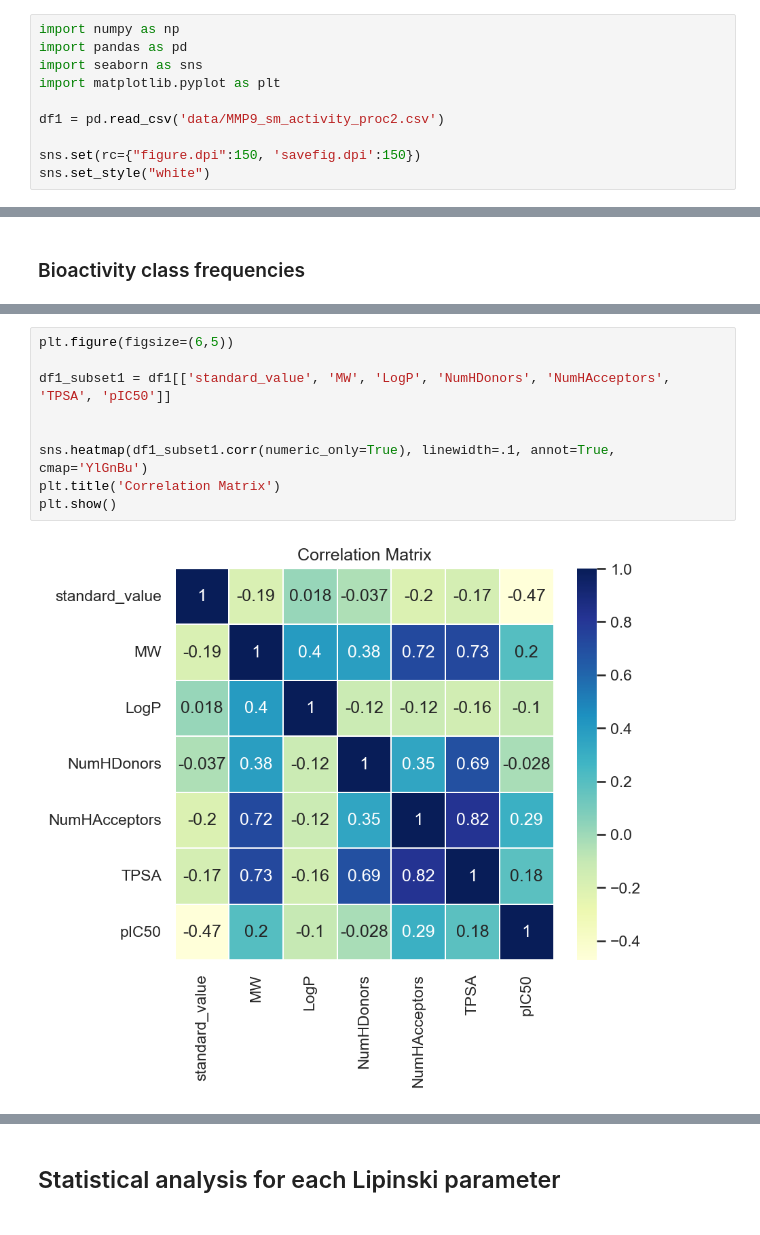
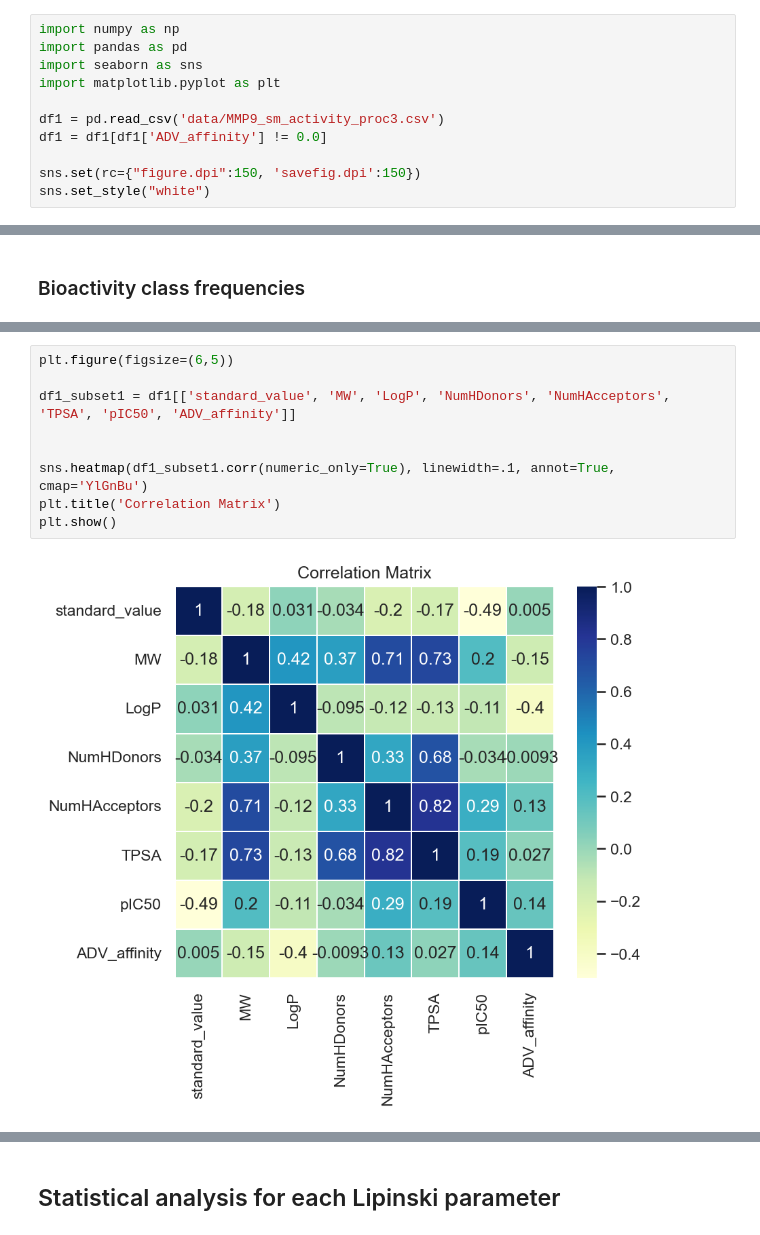
Before and after one commit to FabianHeide/MMP9_drug_discovery, a Jupyter notebook: MMP9_data_analysis.ipynb, the cells around one changed output, grey strips where cells are left out. Drawn from its saved outputs; the diff is of its cells as text.

```diff
--- a/MMP9_data_analysis.ipynb
+++ b/MMP9_data_analysis.ipynb
@@ -6,7 +6,8 @@ import pandas as pd
 import seaborn as sns
 import matplotlib.pyplot as plt
 
-df1 = pd.read_csv('data/MMP9_sm_activity_proc2.csv')
+df1 = pd.read_csv('data/MMP9_sm_activity_proc3.csv')
+df1 = df1[df1['ADV_affinity'] != 0.0]
 
 sns.set(rc={"figure.dpi":150, 'savefig.dpi':150})
 sns.set_style("white")
@@ -42,14 +43,14 @@ Text(0, 0.5, 'pIC50 value')
 # %%
 plt.figure(figsize=(6,5))
 
-df1_subset1 = df1[['standard_value', 'MW', 'LogP', 'NumHDonors', 'NumHAcceptors', 'TPSA', 'pIC50']]
+df1_subset1 = df1[['standard_value', 'MW', 'LogP', 'NumHDonors', 'NumHAcceptors', 'TPSA', 'pIC50', 'ADV_affinity']]
 
 
 sns.heatmap(df1_subset1.corr(numeric_only=True), linewidth=.1, annot=True, cmap='YlGnBu')
 plt.title('Correlation Matrix')
 plt.show()
 # %% [output]
-[figure, old version]
+[figure, new version]
 # %%
 plt.figure(figsize=(7,5))
 
```
Also changed, not shown: parts of 11 cells of this notebook, 9 other files.
